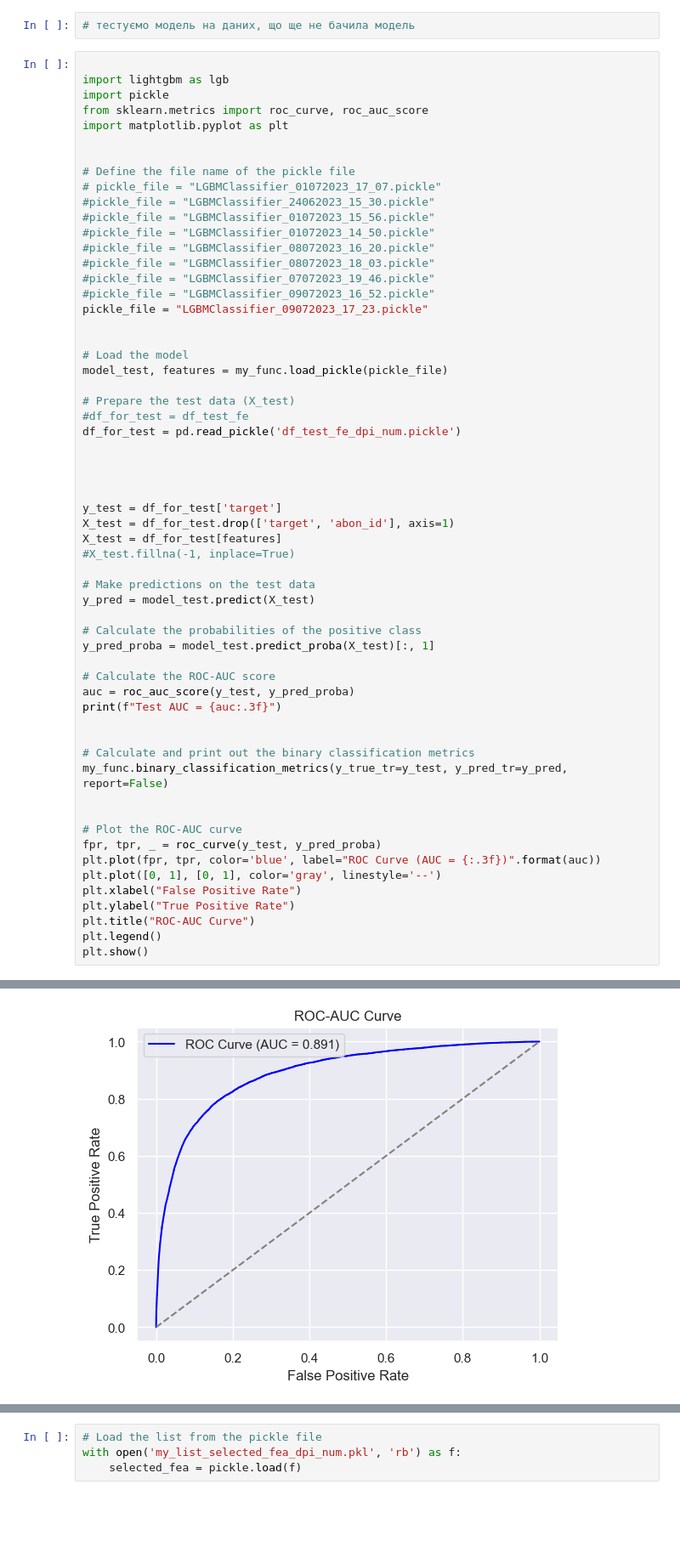
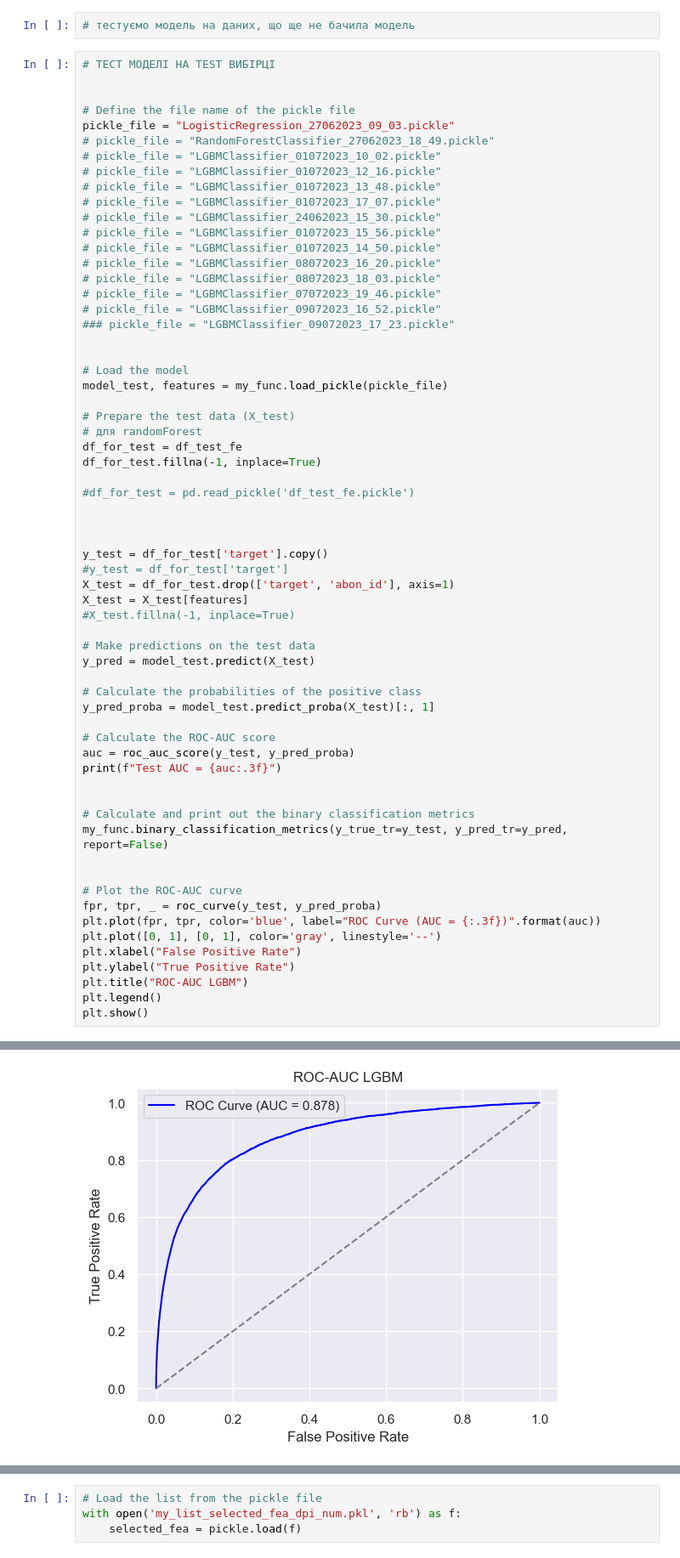
Before and after one commit to volry/subscriber-churn, a Jupyter notebook: BDL-final.ipynb, the cells around one changed output, grey strips where cells are left out. Shown at 85% size. Saved outputs shown, nothing was run; the diff lists cells and outputs as text; blank space fills up the shorter version.

```diff
--- a/BDL-final.ipynb
+++ b/BDL-final.ipynb
@@ -878,38 +919,42 @@ plt.show()
 # %%
 # тестуємо модель на даних, що ще не бачила модель
 # %%
-
-import lightgbm as lgb
-import pickle
-from sklearn.metrics import roc_curve, roc_auc_score
-import matplotlib.pyplot as plt
+# ТЕСТ МОДЕЛІ НА TEST ВИБІРЦІ
 
 
 # Define the file name of the pickle file
+pickle_file = "LogisticRegression_27062023_09_03.pickle"
+# pickle_file = "RandomForestClassifier_27062023_18_49.pickle"
+# pickle_file = "LGBMClassifier_01072023_10_02.pickle"
+# pickle_file = "LGBMClassifier_01072023_12_16.pickle"
+# pickle_file = "LGBMClassifier_01072023_13_48.pickle"
 # pickle_file = "LGBMClassifier_01072023_17_07.pickle"
-#pickle_file = "LGBMClassifier_24062023_15_30.pickle"
-#pickle_file = "LGBMClassifier_01072023_15_56.pickle"
-#pickle_file = "LGBMClassifier_01072023_14_50.pickle"
-#pickle_file = "LGBMClassifier_08072023_16_20.pickle"
-#pickle_file = "LGBMClassifier_08072023_18_03.pickle"
-#pickle_file = "LGBMClassifier_07072023_19_46.pickle"
-#pickle_file = "LGBMClassifier_09072023_16_52.pickle"
-pickle_file = "LGBMClassifier_09072023_17_23.pickle"
+# pickle_file = "LGBMClassifier_24062023_15_30.pickle"
+# pickle_file = "LGBMClassifier_01072023_15_56.pickle"
+# pickle_file = "LGBMClassifier_01072023_14_50.pickle"
+# pickle_file = "LGBMClassifier_08072023_16_20.pickle"
+# pickle_file = "LGBMClassifier_08072023_18_03.pickle"
+# pickle_file = "LGBMClassifier_07072023_19_46.pickle"
+# pickle_file = "LGBMClassifier_09072023_16_52.pickle"
+### pickle_file = "LGBMClassifier_09072023_17_23.pickle"
 
 
 # Load the model
 model_test, features = my_func.load_pickle(pickle_file)
 
 # Prepare the test data (X_test)
-#df_for_test = df_test_fe
-df_for_test = pd.read_pickle('df_test_fe_dpi_num.pickle')
+# для randomForest
+df_for_test = df_test_fe
+df_for_test.fillna(-1, inplace=True)
+
+#df_for_test = pd.read_pickle('df_test_fe.pickle')
 
 
 
-
-y_test = df_for_test['target']
+y_test = df_for_test['target'].copy()
+#y_test = df_for_test['target']
 X_test = df_for_test.drop(['target', 'abon_id'], axis=1)
-X_test = df_for_test[features]
+X_test = X_test[features]
 #X_test.fillna(-1, inplace=True)
 
 # Make predictions on the test data
@@ -933,7 +978,7 @@ plt.plot(fpr, tpr, color='blue', label="ROC Curve (AUC = {:.3f})".format(auc))
 plt.plot([0, 1], [0, 1], color='gray', linestyle='--')
 plt.xlabel("False Positive Rate")
 plt.ylabel("True Positive Rate")
-plt.title("ROC-AUC Curve")
+plt.title("ROC-AUC LGBM")
 plt.legend()
 plt.show()
 # %% [output]
@@ -947,4 +992,4 @@ f1_score        0.4062
-[figure, old version]
+[figure, new version]
 # %%
 import seaborn as sns
 
```
Also changed, not shown: parts of 13 cells of this notebook, 4 other files.
